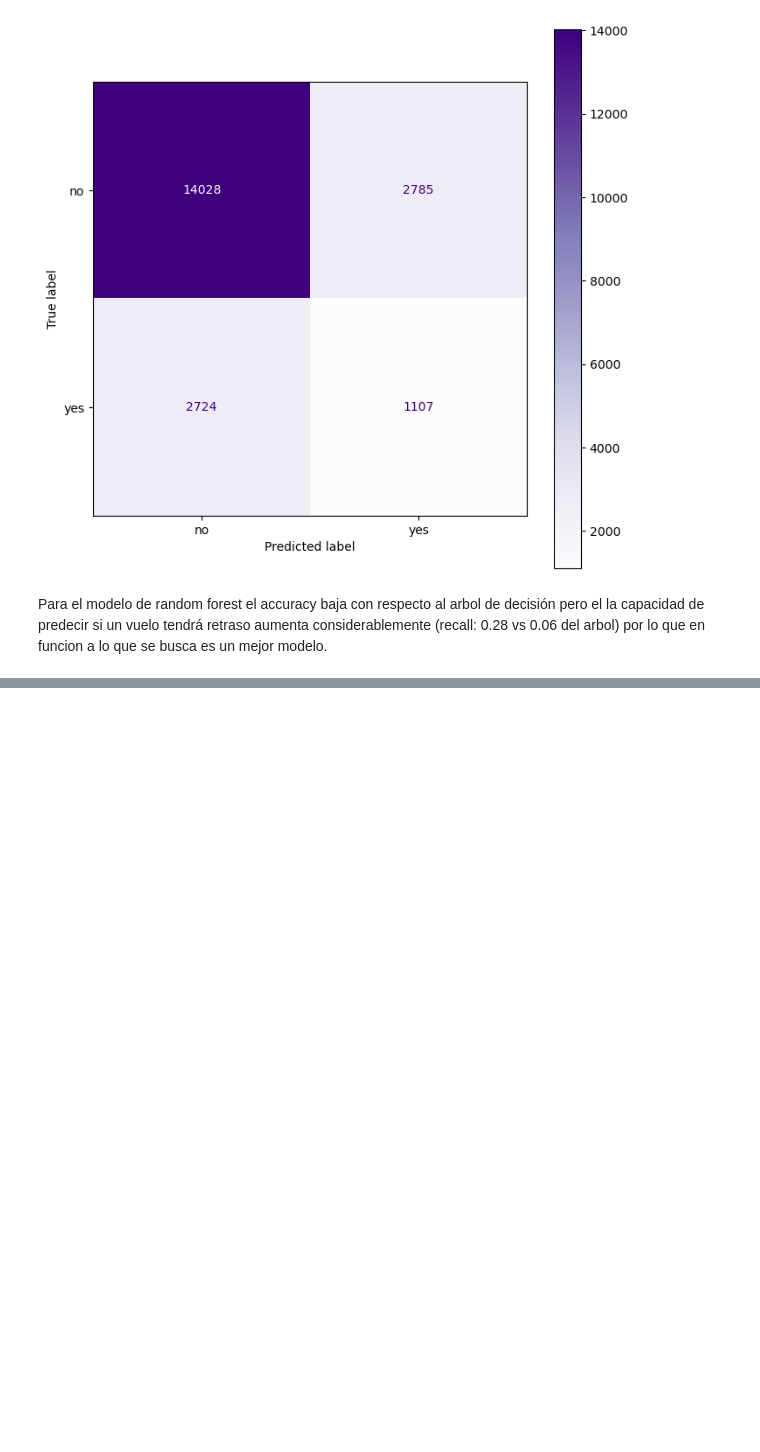
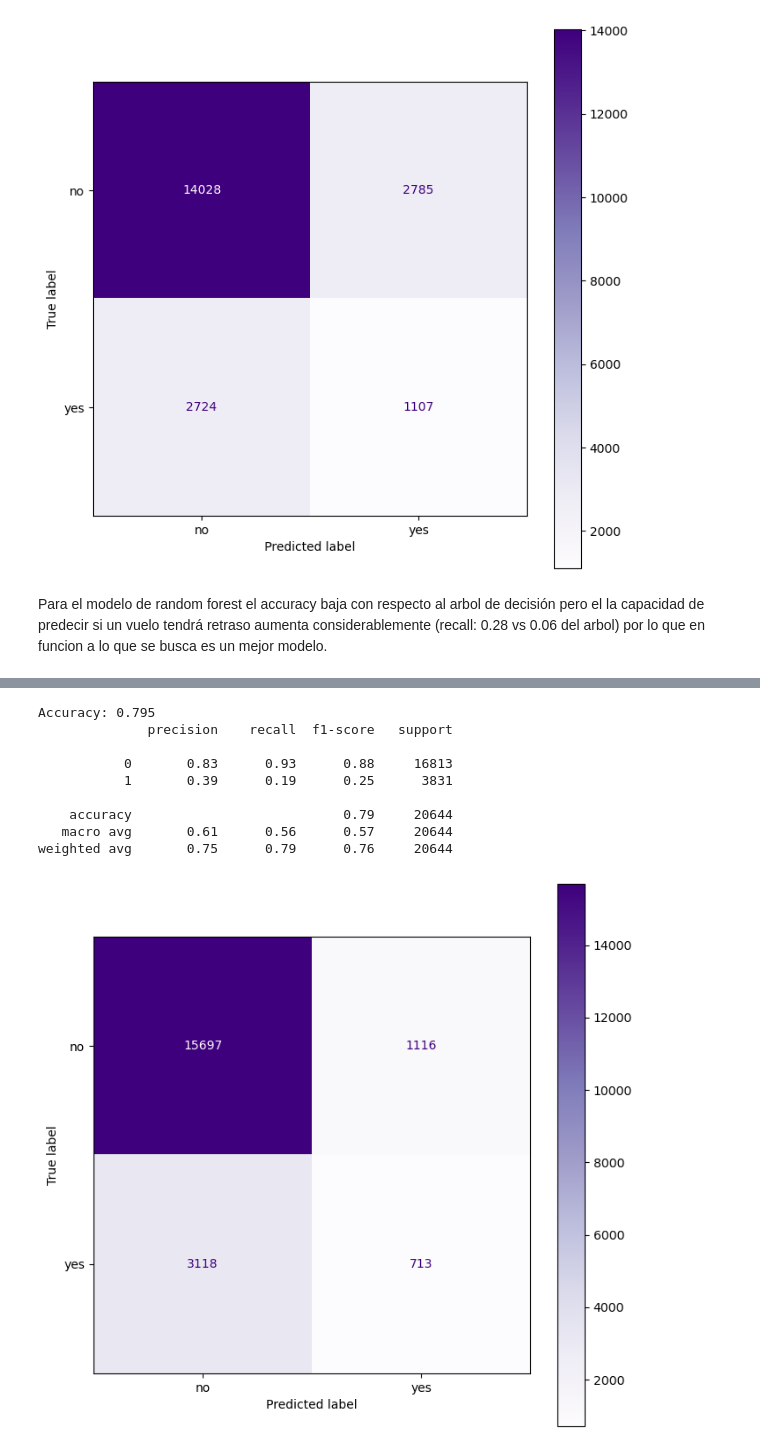
Before and after one commit to Lopport/Challenge-Data-Scientist-Matias-Lopez, a Jupyter notebook: solution.ipynb, the cells around one changed output, grey strips where cells are left out. Drawn from its saved outputs; the diff is of its cells as text; code cells hidden in the pictures; blank space fills up the shorter version.

```diff
--- a/solution.ipynb
+++ b/solution.ipynb
@@ -829,0 +756,5 @@ plt.show()
+# %%
+a = linspace(1e-18,0.2, num=35)
+b = linspace(0.2,2, num=25)
+rango = np.concatenate((a, b),axis=None)
+params_NB = {'var_smoothing': rango}
@@ -829,0 +779,12 @@ plt.show()
+# %%
+## Instancia y ajuste en GridSearch
+GS_6 = GridSearchCV(estimator=GaussianNB(),
+                  param_grid=params_NB,
+                  cv=cvs,
+                  scoring='f1',
+                  n_jobs=-1).fit(X_train_scaled_final, y_train)
+
+## Imprimir el mejor valor de hiperparametro con mejor score
+print('Best parameters value')
+for hiperparam, valor in GS_6.best_params_.items():
+    print('{}: {}'.format(hiperparam, valor))
@@ -830,3 +794,5 @@ plt.show()
+# %%
+model_3 =GaussianNB(**GS_6.best_params_).fit(X_train_scaled_final, y_train)
 # %% [markdown]
 ## 5. Evaluate model performance in the predictive task across each model that you trained. Define and justify what metrics you used to assess model performance. Pick the best trained model and evaluate the following: What variables were the most influential in the prediction task? How could you improve the Performance?
 # %% [markdown]
@@ -1057,0 +864,24 @@ df.groupby()
+# %%
+## Prediccion usando los test data
+pred_3 = model_3.predict(X_test_scaled_final)
+print("Accuracy: {:.3f}".format(accuracy_score(y_test, pred_3)))
+print(classification_report(y_true=y_test, y_pred=pred_3))
+
+## Grafica de matriz de confusion
+fig, ax = plt.subplots(figsize=(8, 8))
+plot_confusion_matrix(model_3, X_test_scaled_final, y_test,
+                             display_labels=cn,
+                             cmap=plt.cm.Purples,
+                             ax=ax)
+plt.show()
+# %% [output]
+Accuracy: 0.795
+              precision    recall  f1-score   support
+
+           0       0.83      0.93      0.88     16813
+           1       0.39      0.19      0.25      3831
+
+    accuracy                           0.79     20644
+   macro avg       0.61      0.56      0.57     20644
+weighted avg       0.75      0.79      0.76     20644
+[figure, added]
```
Also changed, not shown: parts of 41 cells of this notebook.
